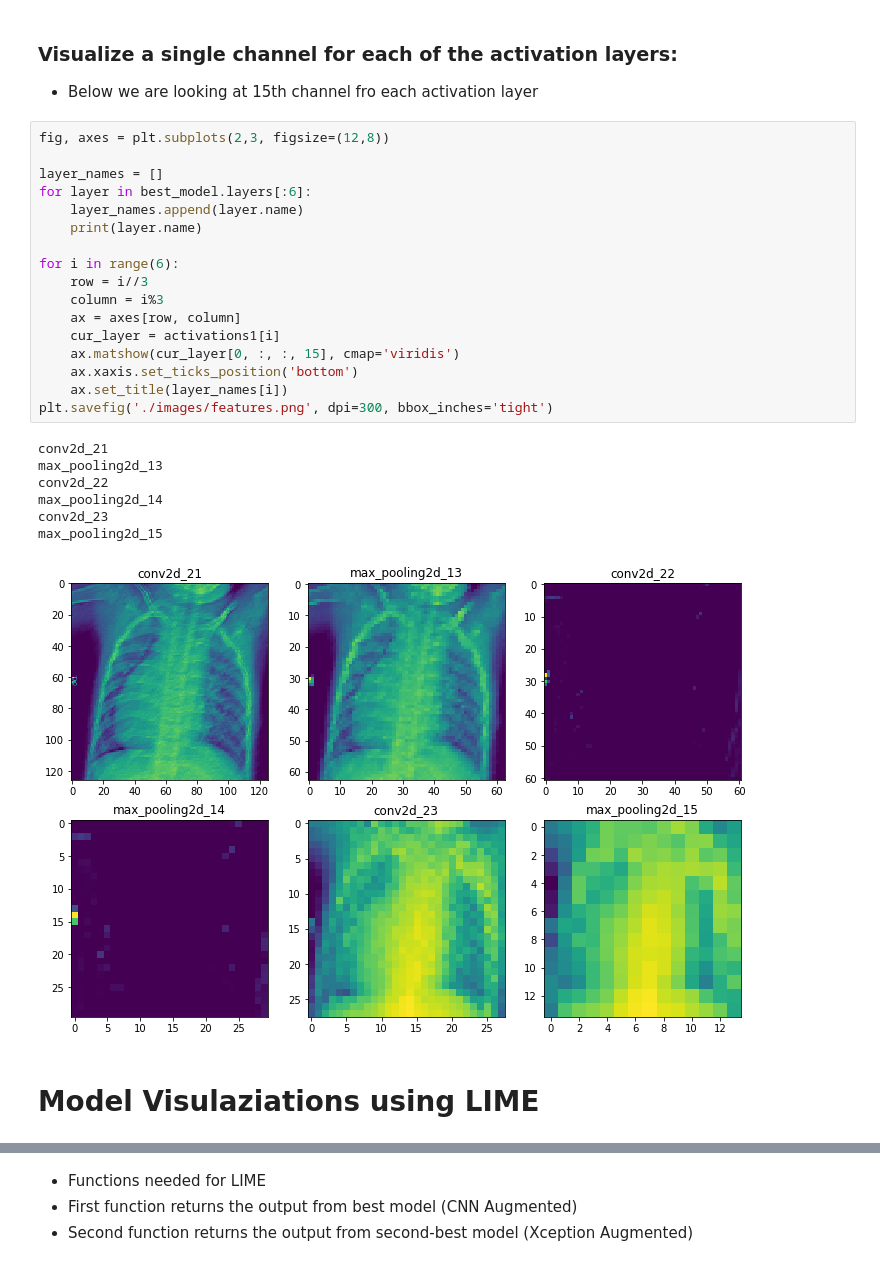
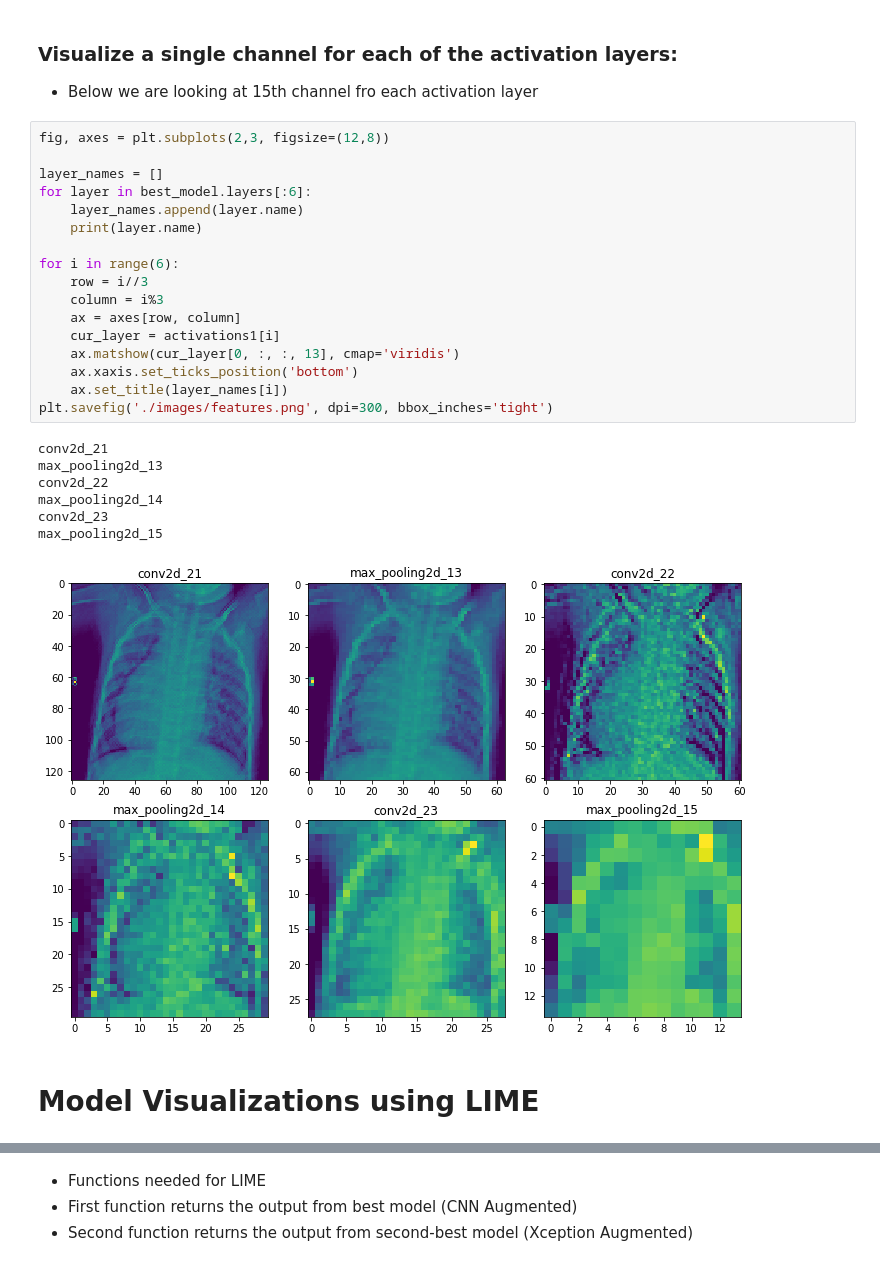
Before and after one commit to deepssharma/Phase4, a Jupyter notebook: project4_image_classification.ipynb, the cells around one changed output, grey strips where cells are left out. Drawn from its saved outputs; the diff is of its cells as text.

```diff
--- a/project4_image_classification.ipynb
+++ b/project4_image_classification.ipynb
@@ -2315,30 +2329,30 @@ for i in range(32):
 # %%
 fig, axes = plt.subplots(2,3, figsize=(12,8))
 
 layer_names = []
 for layer in best_model.layers[:6]:
     layer_names.append(layer.name)
     print(layer.name)
 
 for i in range(6):
     row = i//3
     column = i%3
     ax = axes[row, column]
     cur_layer = activations1[i]
-    ax.matshow(cur_layer[0, :, :, 15], cmap='viridis')
+    ax.matshow(cur_layer[0, :, :, 13], cmap='viridis')
     ax.xaxis.set_ticks_position('bottom')
     ax.set_title(layer_names[i])
 plt.savefig('./images/features.png', dpi=300, bbox_inches='tight')
 # %% [output]
 conv2d_21
 max_pooling2d_13
 conv2d_22
 max_pooling2d_14
 conv2d_23
 max_pooling2d_15
-[figure, old version]
+[figure, new version]
 # %% [markdown]
-# Model Visulaziations using LIME
+# Model Visualizations using LIME
 # %% [markdown]
 * LIME, the acronym for local interpretable model-agnostic explanations, is a technique that approximates any black box machine learning model with a local, interpretable model to explain each individual prediction (https://arxiv.org/abs/1602.04938)
 https://www.oreilly.com/content/introduction-to-local-interpretable-model-agnostic-explanations-lime/.
```
Also changed, not shown: parts of 72 cells of this notebook.
